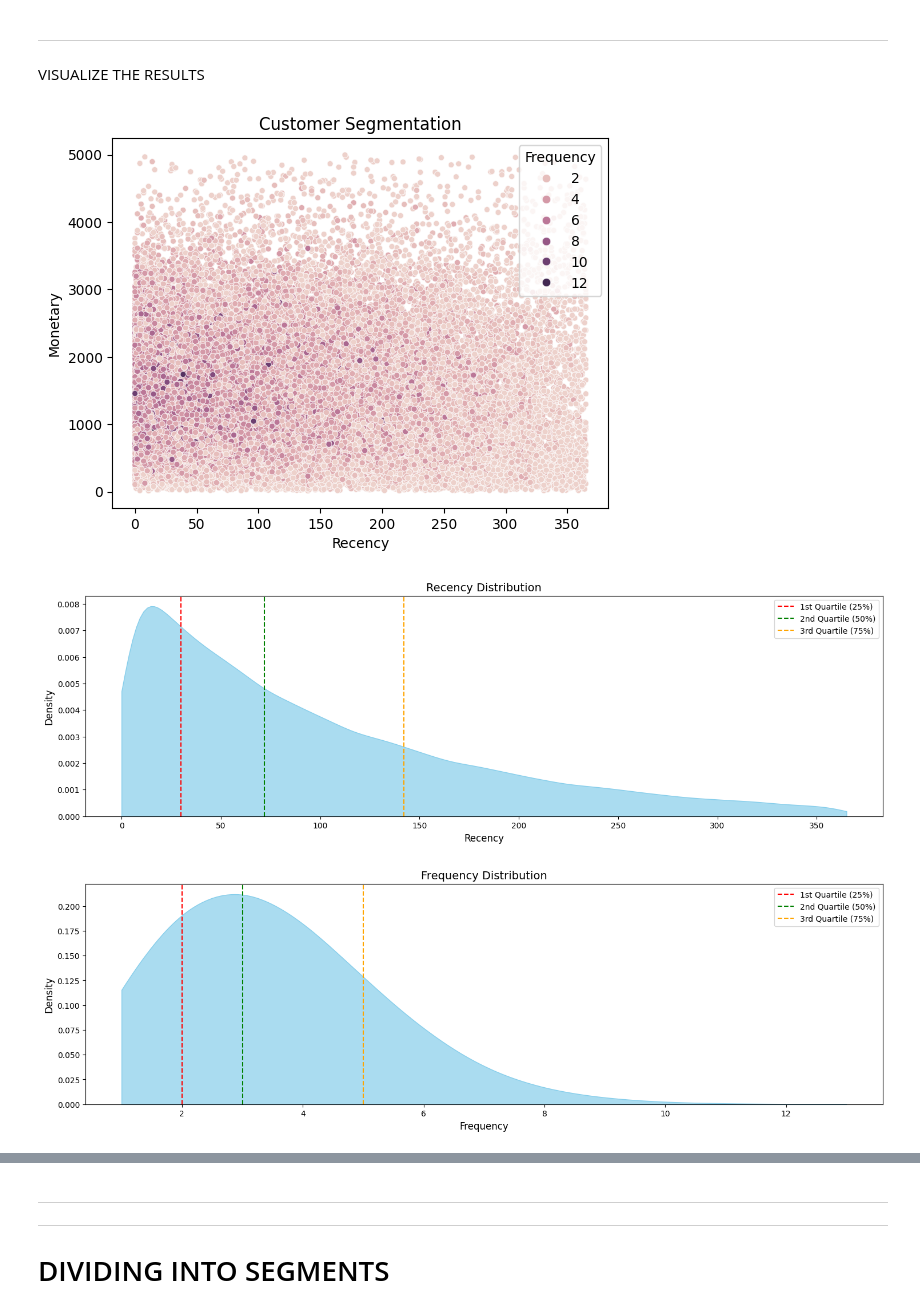
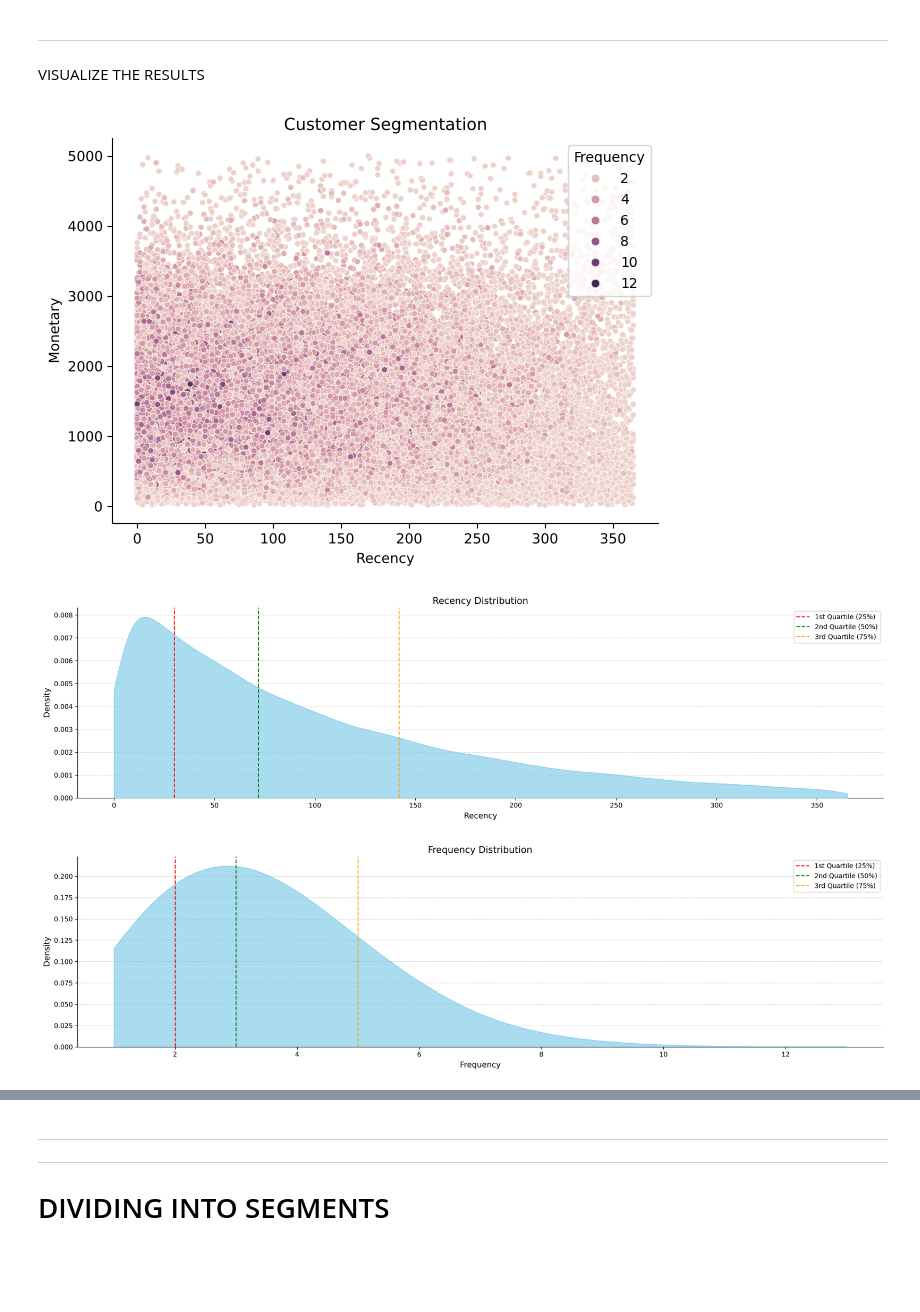
Before and after one commit to stefanofranzini/customer-analytics, a Jupyter notebook: 01-customer-segmentation/01_RFM-analysis.ipynb, the cells around one changed output, grey strips where cells are left out. Cells and saved outputs as stored; diff of their text form; code cells hidden in the pictures; blank space fills up the shorter version.

Commit message:
feat: * add cltv * improve plots

```diff
--- a/01-customer-segmentation/01_RFM-analysis.ipynb
+++ b/01-customer-segmentation/01_RFM-analysis.ipynb
@@ -62,25 +63,44 @@ VISUALIZE THE RESULTS
 # %%
 sns.scatterplot(data=df_customer, x='Recency', y='Monetary', hue='Frequency',size=5, legend="brief")
 plt.title('Customer Segmentation')
 
 handles, labels = plt.gca().get_legend_handles_labels()
 new_handles_labels = [(h, l) for h, l in zip(handles, labels) if l != "5"]
 plt.legend(*zip(*new_handles_labels), title="Frequency")
 
+# Remove the top and right spines for a cleaner look
+plt.gca().spines['top'].set_visible(False)
+plt.gca().spines['right'].set_visible(False)
+
+# Add white outlines to all text elements (axes labels, ticks, and titles)
+ax = plt.gca()
+texts = [ax.title, ax.xaxis.label, ax.yaxis.label]  # Title, xlabel, ylabel
+texts += ax.get_xticklabels() + ax.get_yticklabels()  # Tick labels
+
+# Apply white outlines to each text object
+for text in texts:
+    text.set_path_effects([
+        path_effects.Stroke(linewidth=2, foreground='white'),  # White outline
+        path_effects.Normal()  # Normal text rendering
+    ])
+
+# Tight layout and save as a transparent image
+plt.tight_layout()
+
 plt.savefig('artifacts/imgs/RFM_distribution.png', transparent=True)
 plt.show()
 # %% [output]
-[figure, old version]
+[figure, new version]
 # %%
 plt.figure(figsize=(18, 5))
 
 quartiles = df_customer['Recency'].quantile([0.25, 0.5, 0.75])
 
-sns.kdeplot(df_customer['Recency'].astype(int), fill=True, color="skyblue", alpha=0.7,cut=0)
+sns.kdeplot(df_customer['Recency'].astype(int), fill=True, color="skyblue", alpha=0.7,cut=0, zorder=10)
 
-plt.axvline(quartiles[0.25], color='red', linestyle='--', label='1st Quartile (25%)')
-plt.axvline(quartiles[0.5], color='green', linestyle='--', label='2nd Quartile (50%)')
-plt.axvline(quartiles[0.75], color='orange', linestyle='--', label='3rd Quartile (75%)')
+plt.axvline(quartiles[0.25], color='red', linestyle='--', label='1st Quartile (25%)',zorder=15)
+plt.axvline(quartiles[0.5], color='green', linestyle='--', label='2nd Quartile (50%)',zorder=15)
+plt.axvline(quartiles[0.75], color='orange', linestyle='--', label='3rd Quartile (75%)',zorder=15)
 
 plt.legend()
 
@@ -88,10 +108,32 @@ plt.title('Recency Distribution', fontsize=14)
 plt.xlabel('Recency', fontsize=12)
 plt.ylabel('Density', fontsize=12)
 
+# Remove the top and right spines for a cleaner look
+plt.gca().spines['top'].set_visible(False)
+plt.gca().spines['right'].set_visible(False)
+
+# Add gridlines only on the y-axis for readability
+plt.grid(axis='y', linestyle='--', alpha=0.5)
+
+# Add white outlines to all text elements (axes labels, ticks, and titles)
+ax = plt.gca()
+texts = [ax.title, ax.xaxis.label, ax.yaxis.label]  # Title, xlabel, ylabel
+texts += ax.get_xticklabels() + ax.get_yticklabels()  # Tick labels
+
+# Apply white outlines to each text object
+for text in texts:
+    text.set_path_effects([
+        path_effects.Stroke(linewidth=2, foreground='white'),  # White outline
+        path_effects.Normal()  # Normal text rendering
+    ])
+
+# Tight layout and save as a transparent image
+plt.tight_layout()
+
 plt.savefig('artifacts/imgs/Recency.png', transparent=True)
 plt.show()
 # %% [output]
-[figure, old version]
+[figure, new version]
 # %%
 plt.figure(figsize=(18, 5))
 
@@ -109,10 +151,31 @@ plt.title('Frequency Distribution', fontsize=14)
 plt.xlabel('Frequency', fontsize=12)
 plt.ylabel('Density', fontsize=12)
 
+# Remove the top and right spines for a cleaner look
+plt.gca().spines['top'].set_visible(False)
+plt.gca().spines['right'].set_visible(False)
+
+# Add gridlines only on the y-axis for readability
+plt.grid(axis='y', linestyle='--', alpha=0.5,zorder=-10)
+
+# Add white outlines to all text elements (axes labels, ticks, and titles)
+ax = plt.gca()
+texts = [ax.title, ax.xaxis.label, ax.yaxis.label]  # Title, xlabel, ylabel
+texts += ax.get_xticklabels() + ax.get_yticklabels()  # Tick labels
+
+# Apply white outlines to each text object
+for text in texts:
+    text.set_path_effects([
+        path_effects.Stroke(linewidth=2, foreground='white'),  # White outline
+        path_effects.Normal()  # Normal text rendering
+    ])
+
+# Tight layout and save as a transparent image
+plt.tight_layout()
 plt.savefig('artifacts/imgs/Frequency.png', transparent=True)
 plt.show()
 # %% [output]
-[figure, old version]
+[figure, new version]
 # %%
 plt.figure(figsize=(18, 5))
 
```
Also changed, not shown: parts of 3 cells of this notebook, 31 other files.
